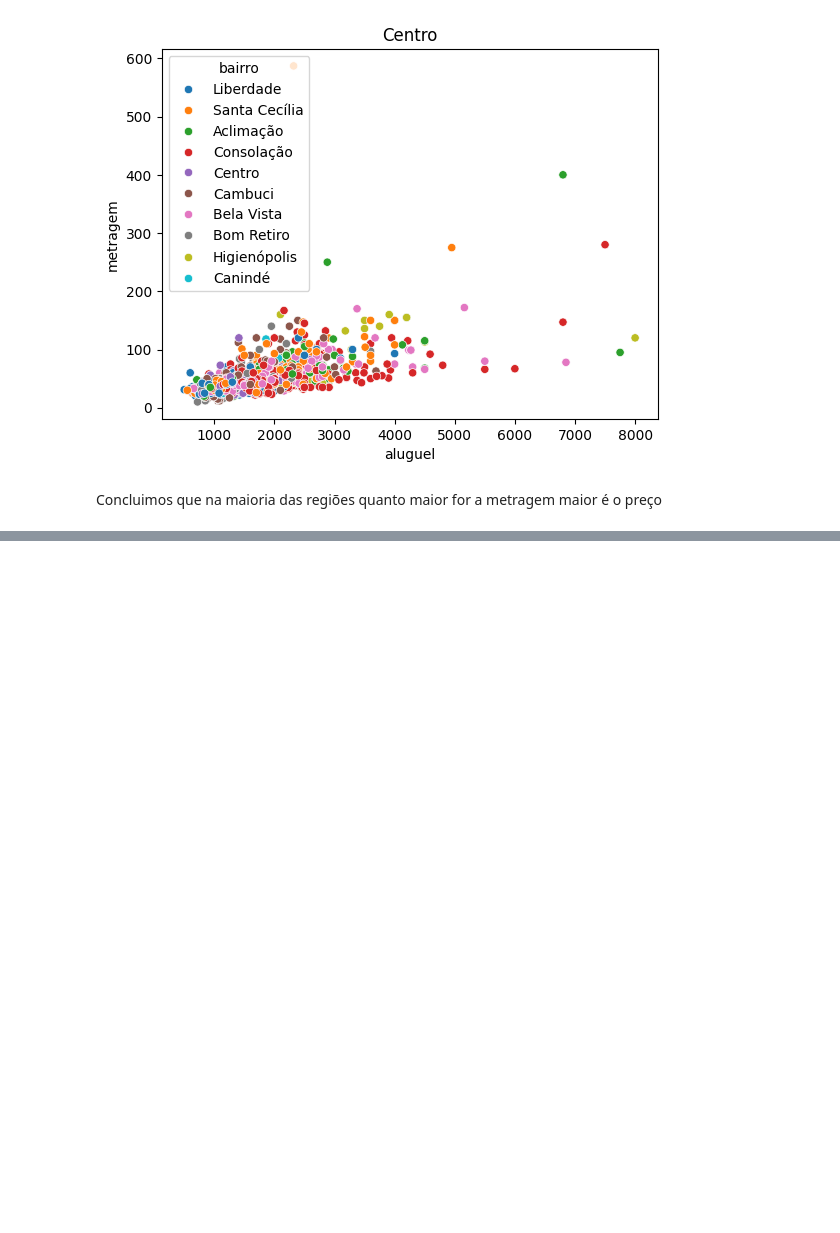
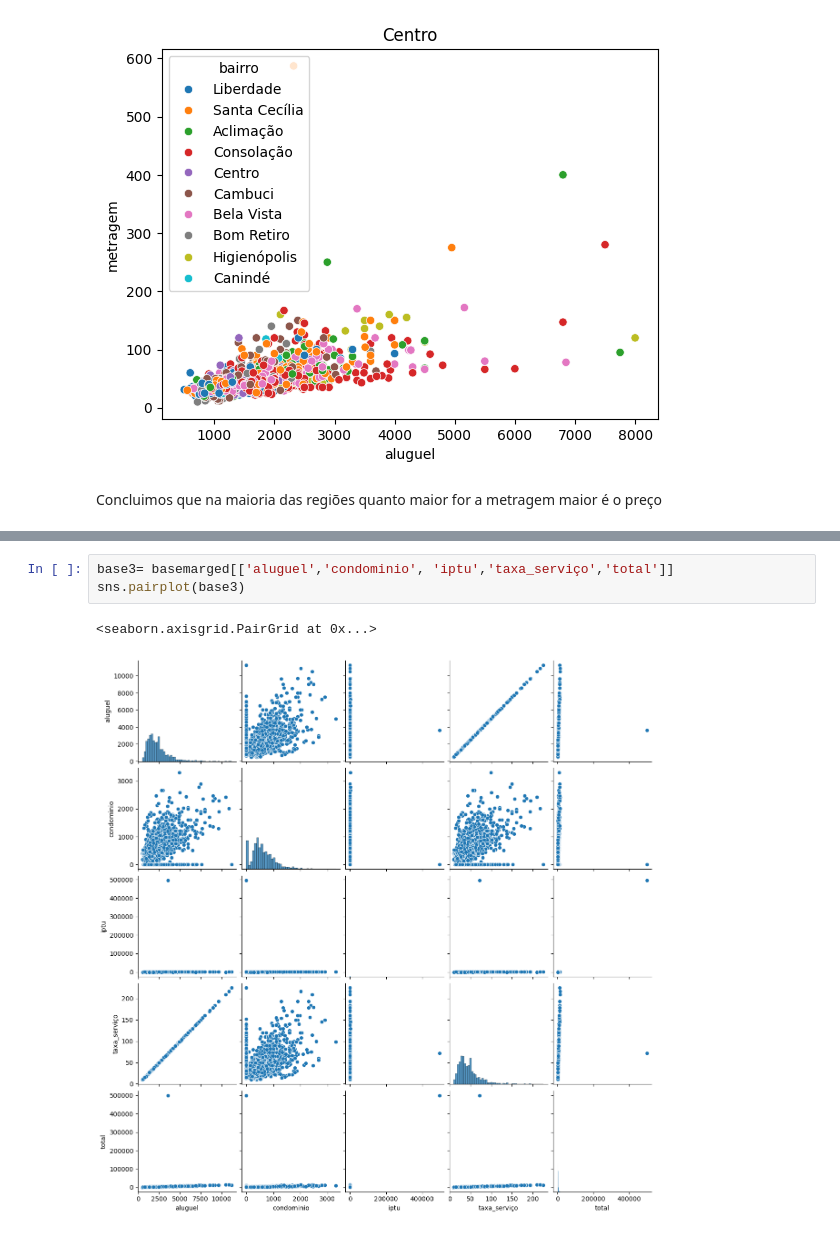
Before and after one commit to abilioepalanga/Market-Value-Predictor-Airbnb, a Jupyter notebook: main.ipynb, the cells around one changed output, grey strips where cells are left out. Drawn from its saved outputs; the diff is of its cells as text; blank space fills up the shorter version.

Commit message:
Pairplot

```diff
--- a/main.ipynb
+++ b/main.ipynb
@@ -1190,0 +1198,6 @@ basemarged[numeric_columns].corr()
+# %%
+base3= basemarged[['aluguel','condominio', 'iptu','taxa_serviço','total']]
+sns.pairplot(base3)
+# %% [output]
+<seaborn.axisgrid.PairGrid at 0x...>
+[figure, added]
```
Also changed, not shown: parts of 1 cell of this notebook.
